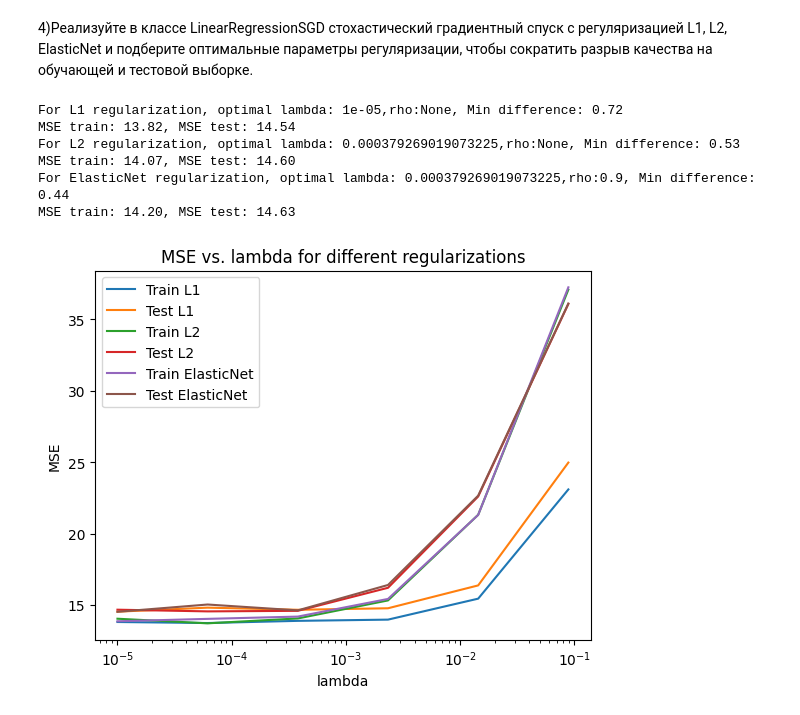
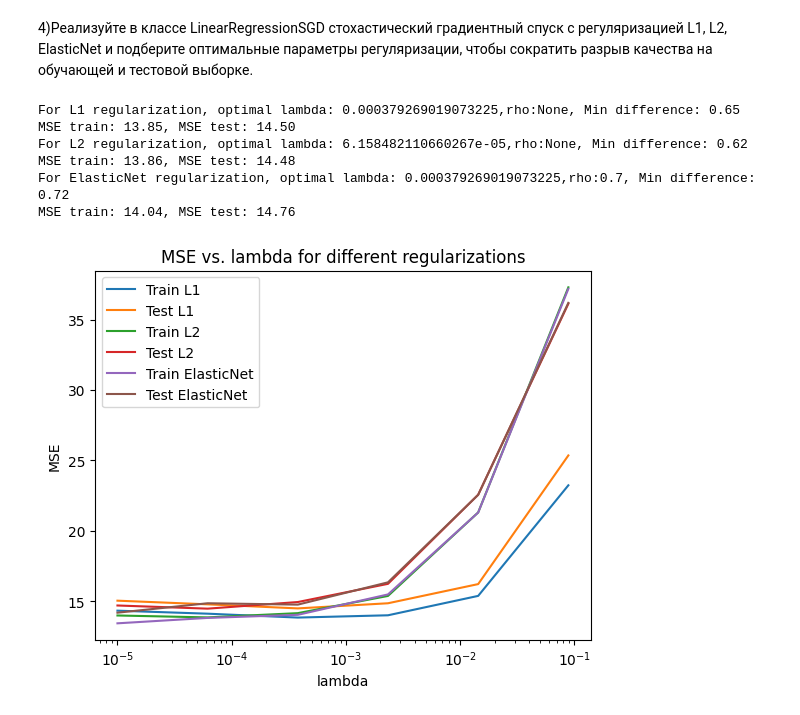
Before and after one commit to Ghostikxd/4.1_labs, a Jupyter notebook: SII/lab4/lab4.ipynb, the cells around one changed output. Saved outputs shown, nothing was run; the diff lists cells and outputs as text; code cells hidden in the pictures.

```diff
--- a/SII/lab4/lab4.ipynb
+++ b/SII/lab4/lab4.ipynb
@@ -268,7 +268,7 @@ MSE:  11.01030172370774
 # %%
 import matplotlib.pyplot as plt
 
-batch_sizes = [1, 2, 4, 8, 16, 32]
+batch_sizes = [1, 2, 4, 8, 16, 32, 64]
 results = []
 
 for batch_size in batch_sizes:
@@ -309,7 +310,7 @@ Batch Size: 32, Training Time: 0.08900070190429688 s, MSE: 20.137503959829296
 reg_regr = LinearRegressionSGD()
 regs = ["L1", "L2", "ElasticNet"]
 lambdas = np.logspace(-5, 10, 20)
-rhos=np.linspace(0.1,0.9,2)
+rhos=np.linspace(0.1,0.7,2)
 
 lambda_differences = {}
 best_results = {reg: {'lambda': None, 'rho':None, 'min_difference': float('inf'), 'MSE_train': None, 'MSE_test': None} for reg in regs}
@@ -335,37 +336,37 @@ for reg in regs:
 
         if mse_train < 40 and mse_test < 40:
             train_scores_all[reg].append(mse_train)
             test_scores_all[reg].append(mse_test)
 
         if difference < best_results[reg]['min_difference'] and mse_train < 40 and mse_test < 40:
             best_results[reg]['min_difference'] = difference
             best_results[reg]['lambda'] = l
             best_results[reg]['MSE_train'] = mse_train
             best_results[reg]['MSE_test'] = mse_test
             if reg=='ElasticNet':
                 best_results[reg]['rho'] = rho
 
 
 for reg, train_scores in train_scores_all.items():
     test_scores = test_scores_all[reg]
     if train_scores and test_scores and len(train_scores) == len(test_scores):
         plt.semilogx(lambdas[:len(train_scores)], train_scores, label=f"Train {reg}")
         plt.semilogx(lambdas[:len(test_scores)], test_scores, label=f"Test {reg}")
 
 for reg, results in best_results.items():
     print(f"For {reg} regularization, optimal lambda: {results['lambda']},rho:{results['rho']}, Min difference: {results['min_difference']:.2f}")
     print(f"MSE train: {results['MSE_train']:.2f}, MSE test: {results['MSE_test']:.2f}")
 
 plt.legend()
 plt.xlabel('lambda')
 plt.ylabel('MSE')
 plt.title('MSE vs. lambda for different regularizations')
 plt.show()
 # %% [output]
-For L1 regularization, optimal lambda: 1e-05,rho:None, Min difference: 0.72
-MSE train: 13.82, MSE test: 14.54
-For L2 regularization, optimal lambda: 0.000379269019073225,rho:None, Min difference: 0.53
-MSE train: 14.07, MSE test: 14.60
-For ElasticNet regularization, optimal lambda: 0.000379269019073225,rho:0.9, Min difference: 0.44
-MSE train: 14.20, MSE test: 14.63
+For L1 regularization, optimal lambda: 0.000379269019073225,rho:None, Min difference: 0.65
+MSE train: 13.85, MSE test: 14.50
+For L2 regularization, optimal lambda: 6.158482110660267e-05,rho:None, Min difference: 0.62
+MSE train: 13.86, MSE test: 14.48
+For ElasticNet regularization, optimal lambda: 0.000379269019073225,rho:0.7, Min difference: 0.72
+MSE train: 14.04, MSE test: 14.76
-[figure, old version]
+[figure, new version]
```
Also changed, not shown: parts of 2 cells of this notebook, 2 other files.
